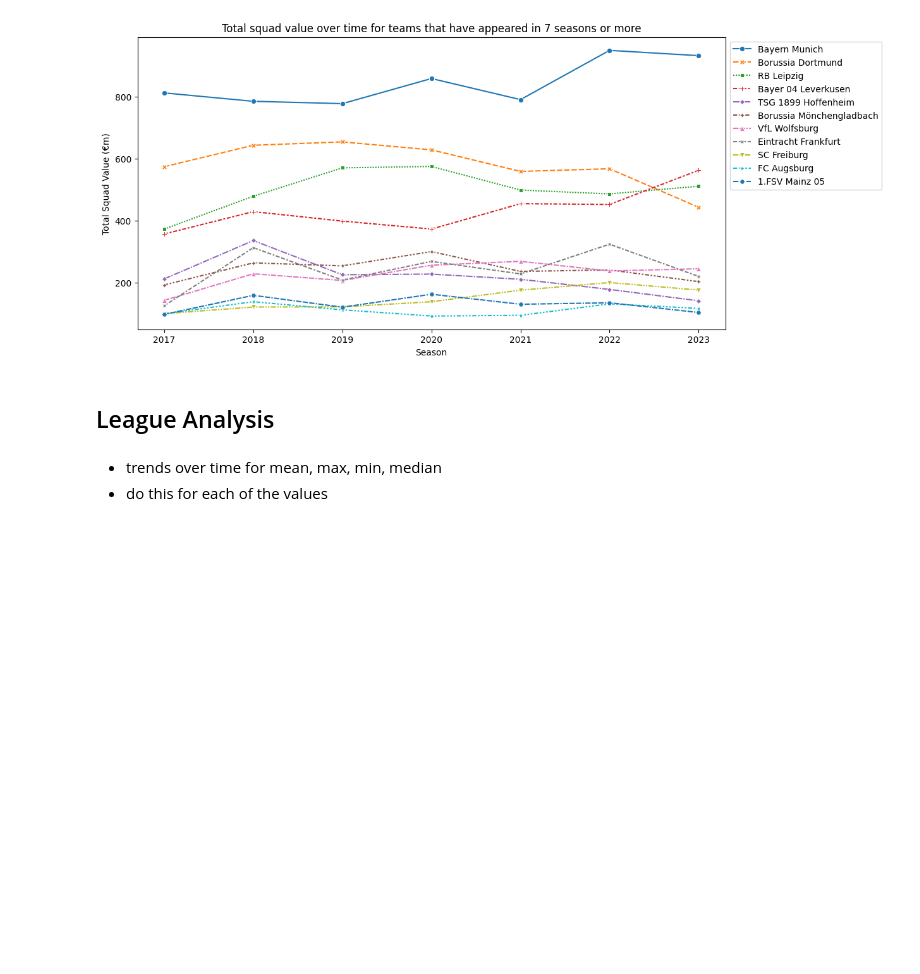
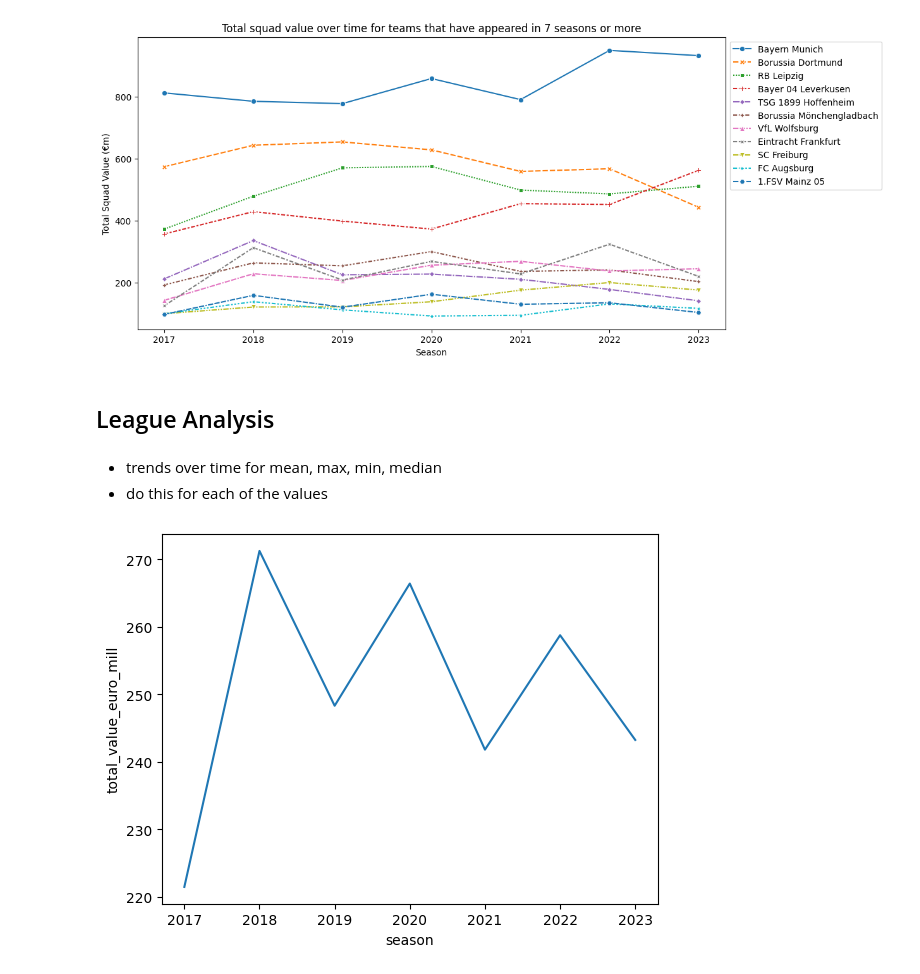
Before and after one commit to chonalchendo/fpl_analysis, a Jupyter notebook: exploration/explore/notebooks/transfermarkt/team_valuations/bundesliga_teams.ipynb, the cells around one changed output. Drawn from its saved outputs; the diff is of its cells as text; code cells hidden in the pictures; blank space fills up the shorter version.

```diff
--- a/exploration/explore/notebooks/transfermarkt/team_valuations/bundesliga_teams.ipynb
+++ b/exploration/explore/notebooks/transfermarkt/team_valuations/bundesliga_teams.ipynb
@@ -177,3 +177,10 @@ plt.show()
 # %% [markdown]
 - trends over time for mean, max, min, median
 - do this for each of the values
+# %%
+data = df.groupby(['season'])['total_value_euro_mill'].mean().reset_index()
+# %%
+sns.lineplot(data=data, x='season', y='total_value_euro_mill')
+plt.show()
+# %% [output]
+[figure, added]
```
Also changed, not shown: parts of 2 cells of this notebook, 4 other files.
